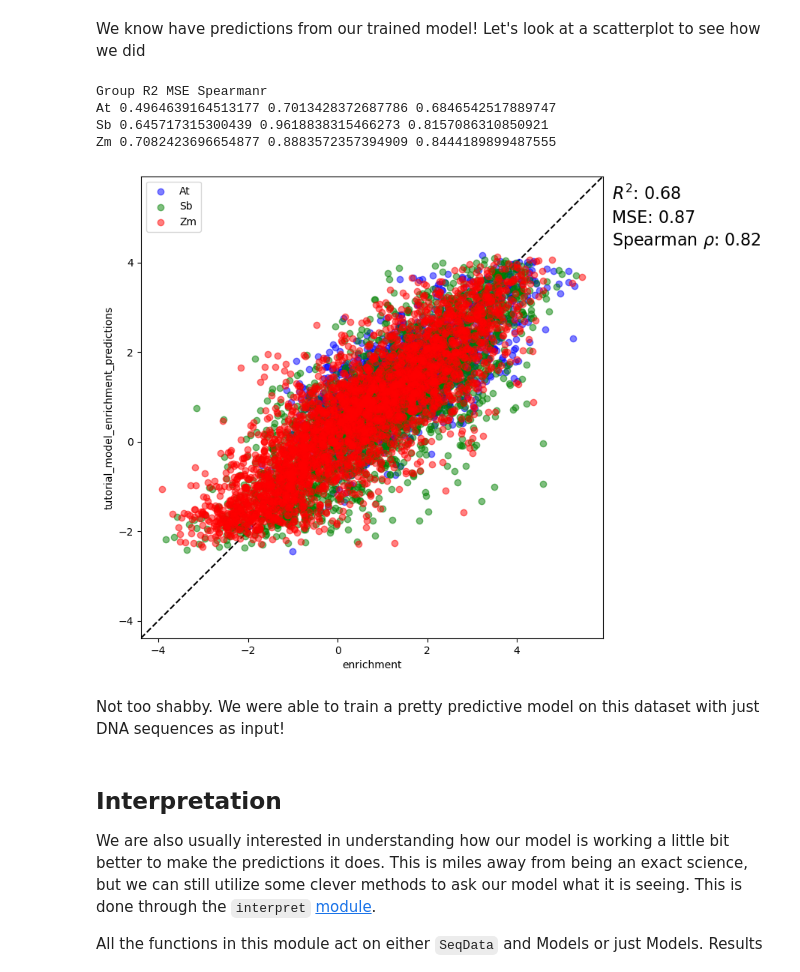
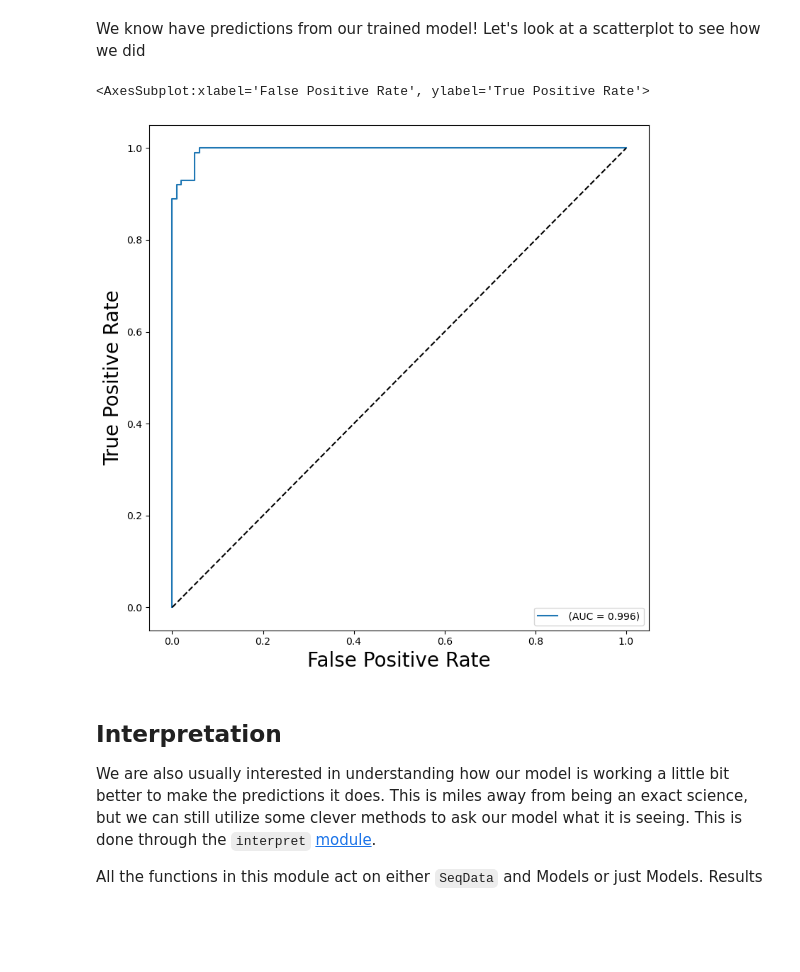
Before and after one commit to ML4GLand/EUGENe, a Jupyter notebook: tutorials/binary_classification_tutorial.ipynb, the cells around one changed output. Cells and saved outputs as stored; diff of their text form; code cells hidden in the pictures; blank space fills up the shorter version.

Commit message:
binary classification tutorial

```diff
--- a/tutorials/binary_classification_tutorial.ipynb
+++ b/tutorials/binary_classification_tutorial.ipynb
@@ -172,8 +159,9 @@ Here we will load in a Hybrid architecture that contains convoultional blocks th
 # %%
-# Load a model from a prespecified configuration file
+# Load the built in tutorial model
 model = eu.models.TutorialCNN(
     input_len=200,
     output_dim=1,
+    strand="ds",
     task="binary_classification",
     loss_fxn="bce"
 )
@@ -217,7 +205,7 @@ If you are using GPU accelerators on your machine, you can can use the `gpus` ar
 eu.train.fit(
     model=model,
     sdata=sdata_train,
-    gpus=0,
+    gpus=1,
     target_keys="target",
     train_key="train_val",
     epochs=50,
@@ -252,7 +242,7 @@ We can see how well our models trained by plotting a training summary. All you n
 # %%
 # Plot a loss curve and an r2 curve as a metric
 eu.pl.training_summary(
-    os.path.join(eu.settings.logging_dir, "ssTutorialCNN_binary_classification", "tutorial_model"),
-    metrics="r2"
+    os.path.join(eu.settings.logging_dir, "dsTutorialCNN_binary_classification", "tutorial_model"),
+    metric="auroc"
 )
 # %% [output]
@@ -265,5 +254,5 @@ After the model's been trained, we can evaluate our performance on our held-out
 It is often best to use the model that achieved the lowest loss on the validation data for evaluation. We can load this model in from the log directory:
 # %%
 # We point to the checkpoints directory within the logging directory to grab the best model
-model_file = glob.glob(os.path.join(eu.settings.logging_dir, "ssTutorialCNN_binary_classification", "tutorial_model", "checkpoints", "*"))[0]
-best_model = eu.models.Hybrid.load_from_checkpoint(model_file)
+model_file = glob.glob(os.path.join(eu.settings.logging_dir, "dsTutorialCNN_binary_classification", "tutorial_model", "checkpoints", "*"))[0]
+best_model = eu.models.TutorialCNN.load_from_checkpoint(model_file)
@@ -294,20 +309,13 @@ We know have predictions from our trained model! Let's look at a scatterplot to
 # %%
 eu.pl.auroc(
     sdata_test,
     target_keys="target",
-    prediction_keys="tutorial_model_enrichment_predictions",
-    alpha=0.5,
-    groupby="sp",
+    prediction_keys="tutorial_model_target_predictions",
     figsize=(8, 8)
 )
 # %% [output]
-Group R2 MSE Spearmanr
-At 0.4964639164513177 0.7013428372687786 0.6846542517889747
-Sb 0.645717315300439 0.9618838315466273 0.8157086310850921
-Zm 0.7082423696654877 0.8883572357394909 0.8444189899487555
+<AxesSubplot:xlabel='False Positive Rate', ylabel='True Positive Rate'>
-[figure, old version]
+[figure, new version]
-# %% [markdown]
-Not too shabby. We were able to train a pretty predictive model on this dataset with just DNA sequences as input!
 # %% [markdown]
 ## Interpretation
 
```
Also changed, not shown: parts of 36 cells of this notebook, 10 other files.
